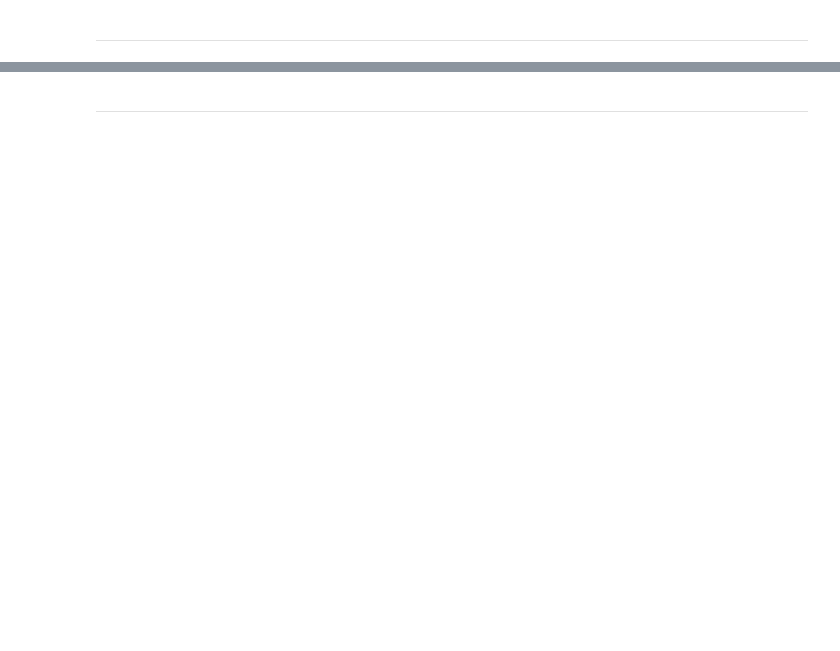
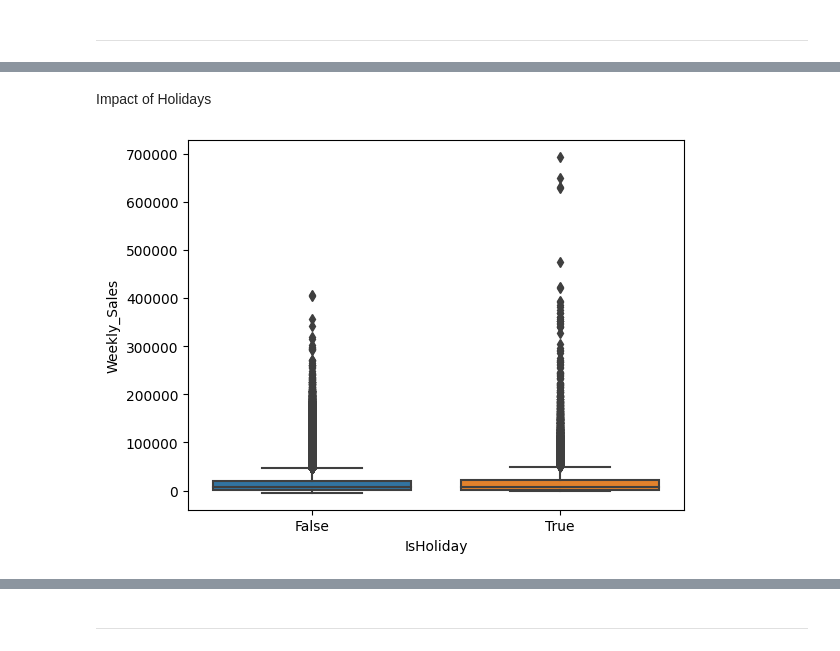
Before and after one commit to babatolabejide/CIproject1, a Jupyter notebook: jupyter_notebooks/Notebook_Template.ipynb, the cells around one changed output, grey strips where cells are left out. Saved outputs shown, nothing was run; the diff lists cells and outputs as text; code cells hidden in the pictures; blank space fills up the shorter version.

```diff
--- a/jupyter_notebooks/Notebook_Template.ipynb
+++ b/jupyter_notebooks/Notebook_Template.ipynb
@@ -245,0 +273,7 @@ NOTE
+# %% [markdown]
+Impact of Holidays
+# %%
+sns.boxplot(x='IsHoliday', y='Weekly_Sales', data=sales)
+plt.show()
+# %% [output]
+[figure, added]
```
Also changed, not shown: parts of 20 cells of this notebook, 2 other files.
